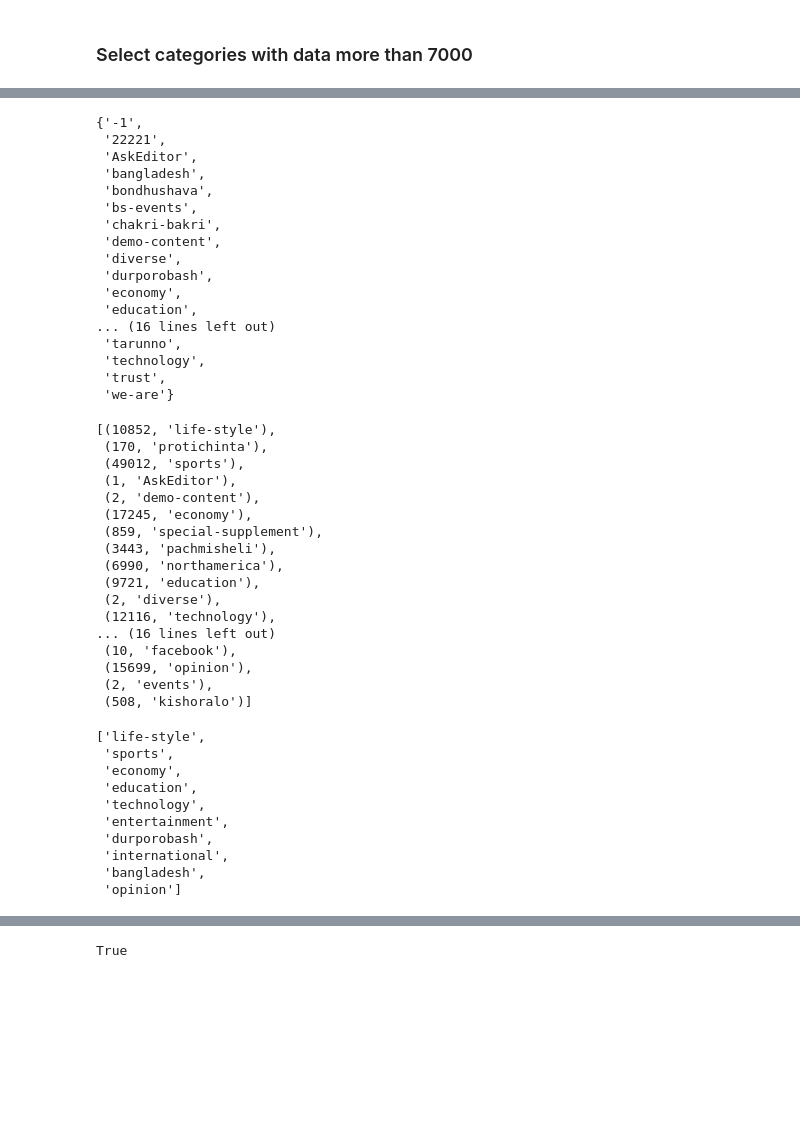
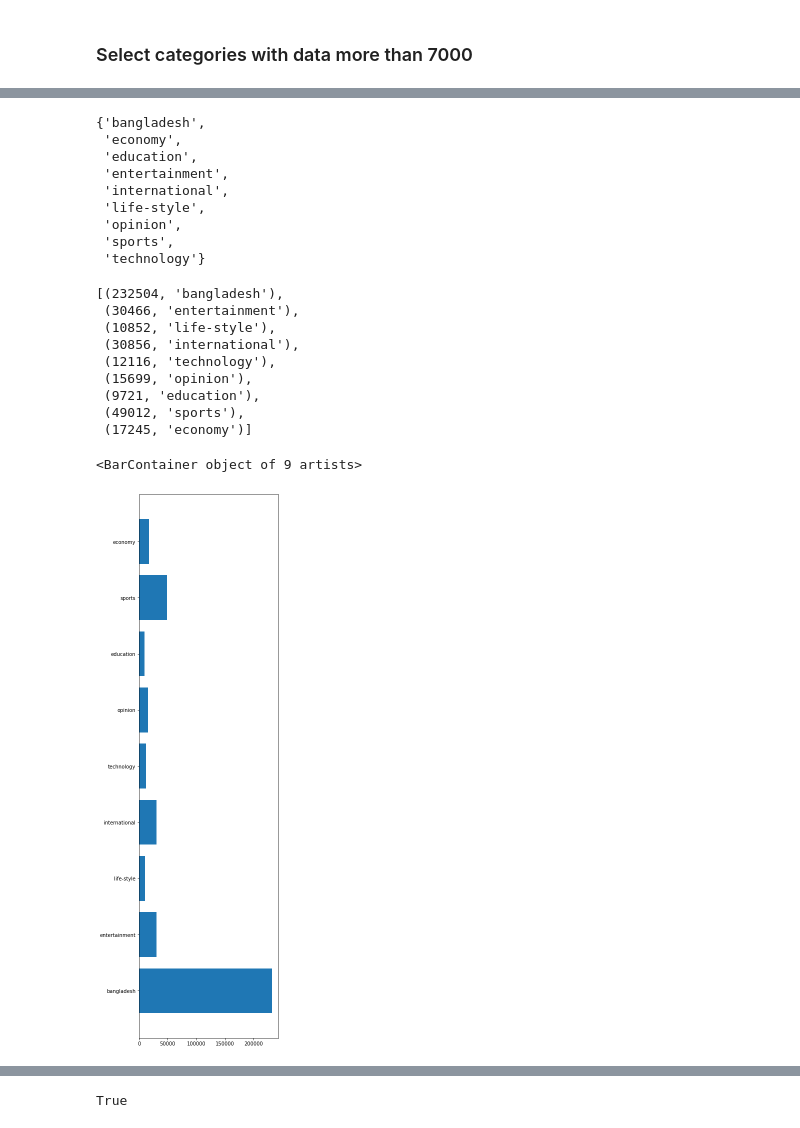
Before and after one commit to afs-chowdhury/nlp_rnn, a Jupyter notebook: bangla_news_classification.ipynb, the cells around one changed output, grey strips where cells are left out. Drawn from its saved outputs; the diff is of its cells as text; code cells hidden in the pictures; blank space fills up the shorter version.

```diff
--- a/bangla_news_classification.ipynb
+++ b/bangla_news_classification.ipynb
@@ -40,7 +40,7 @@ Downloading bangla-newspaper-dataset.zip to ./bangla-newspaper-dataset
 import json
 
 
-with open("bangla-newspaper-dataset/data/data.json", encoding = "utf-8") as dt:
+with open("bangla-newspaper-dataset/data_v2/data_v2.json", encoding = "utf-8") as dt:
   data = json.load(dt)
 # %% [markdown]
 ## Data Analysis
@@ -162,46 +118,45 @@ sorted(cat_count)[::-1]
 # %%
 cat_set
 # %% [output]
-{'-1',
- '22221',
- 'AskEditor',
- 'bangladesh',
- 'bondhushava',
- 'bs-events',
- 'chakri-bakri',
- 'demo-content',
- 'diverse',
- 'durporobash',
+{'bangladesh',
  'economy',
  'education',
-... (16 lines left out)
- 'tarunno',
- 'technology',
- 'trust',
- 'we-are'}
+ 'entertainment',
+ 'international',
+ 'life-style',
+ 'opinion',
+ 'sports',
+ 'technology'}
 # %%
 # bind category with their occurence
 z = zip(cat_count, cat_set)
 z = list(z)
 z
 # %% [output]
-[(10852, 'life-style'),
- (170, 'protichinta'),
+[(232504, 'bangladesh'),
+ (30466, 'entertainment'),
+ (10852, 'life-style'),
+ (30856, 'international'),
+ (12116, 'technology'),
+ (15699, 'opinion'),
+ (9721, 'education'),
  (49012, 'sports'),
- (1, 'AskEditor'),
- (2, 'demo-content'),
- (17245, 'economy'),
- (859, 'special-supplement'),
- (3443, 'pachmisheli'),
- (6990, 'northamerica'),
- (9721, 'education'),
- (2, 'diverse'),
- (12116, 'technology'),
-... (16 lines left out)
- (10, 'facebook'),
- (15699, 'opinion'),
- (2, 'events'),
- (508, 'kishoralo')]
+ (17245, 'economy')]
+# %%
+import matplotlib.pyplot as plt
+
+
+categories = {}
+for index, (x, y) in enumerate(z)  :
+  categories[y] = x
+
+fig , ax = plt.subplots(figsize=(5,20))
+
+# ax.bar(categories.keys(), categories.values())
+ax.barh(list(categories.keys()),list(categories.values()))
+# %% [output]
+<BarContainer object of 9 artists>
+[figure, added]
 # %%
 # select only categories with more than 7000 data
 sel_cats = []
@@ -209,16 +164,3 @@ sel_cats = []
 for i in z :
   if i[0] > 7000:
     sel_cats.append(i[1])
-# %%
-sel_cats
-# %% [output]
-['life-style',
- 'sports',
- 'economy',
- 'education',
- 'technology',
- 'entertainment',
- 'durporobash',
- 'international',
- 'bangladesh',
- 'opinion']
```
Also changed, not shown: parts of 81 cells of this notebook.
